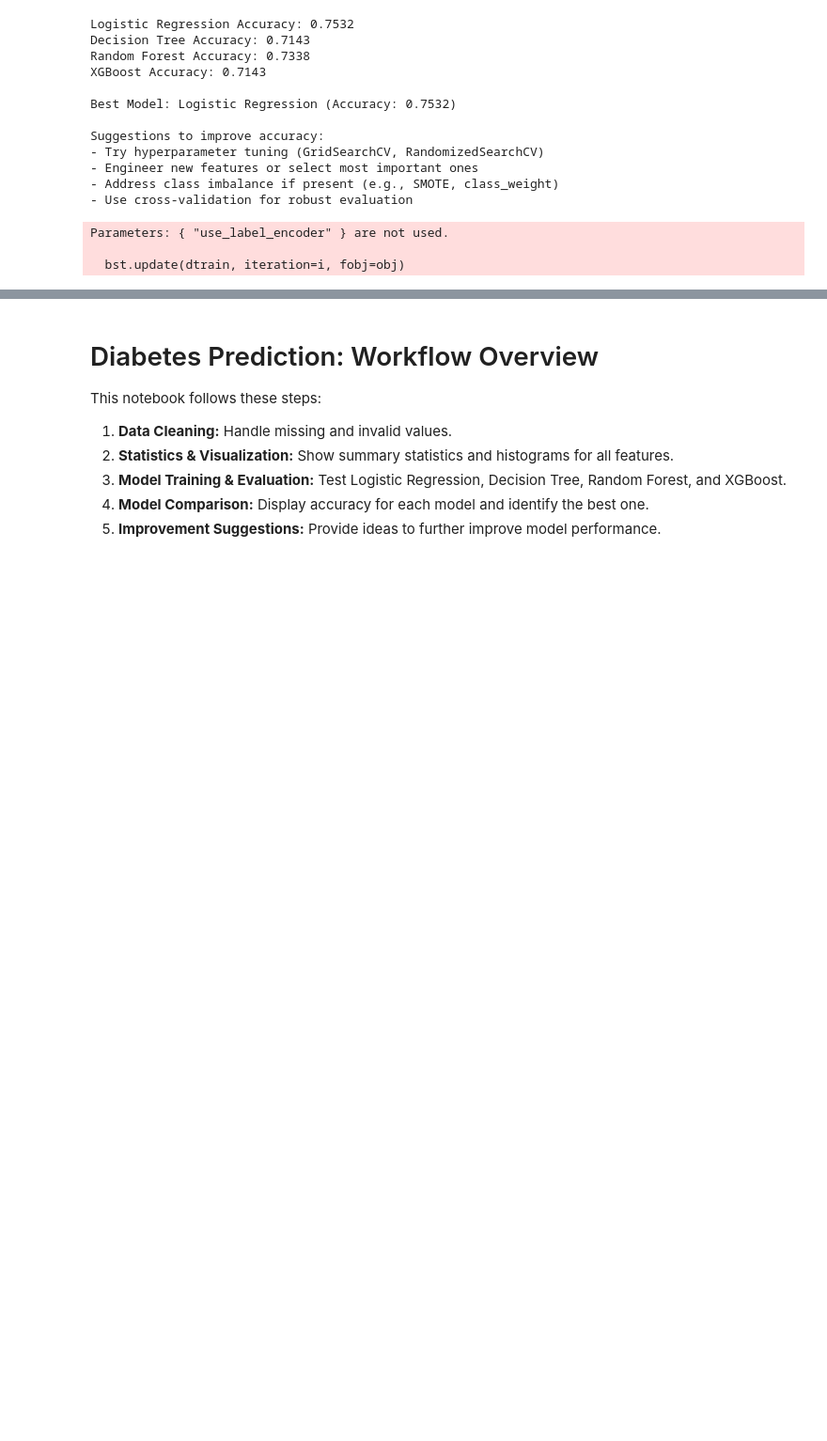
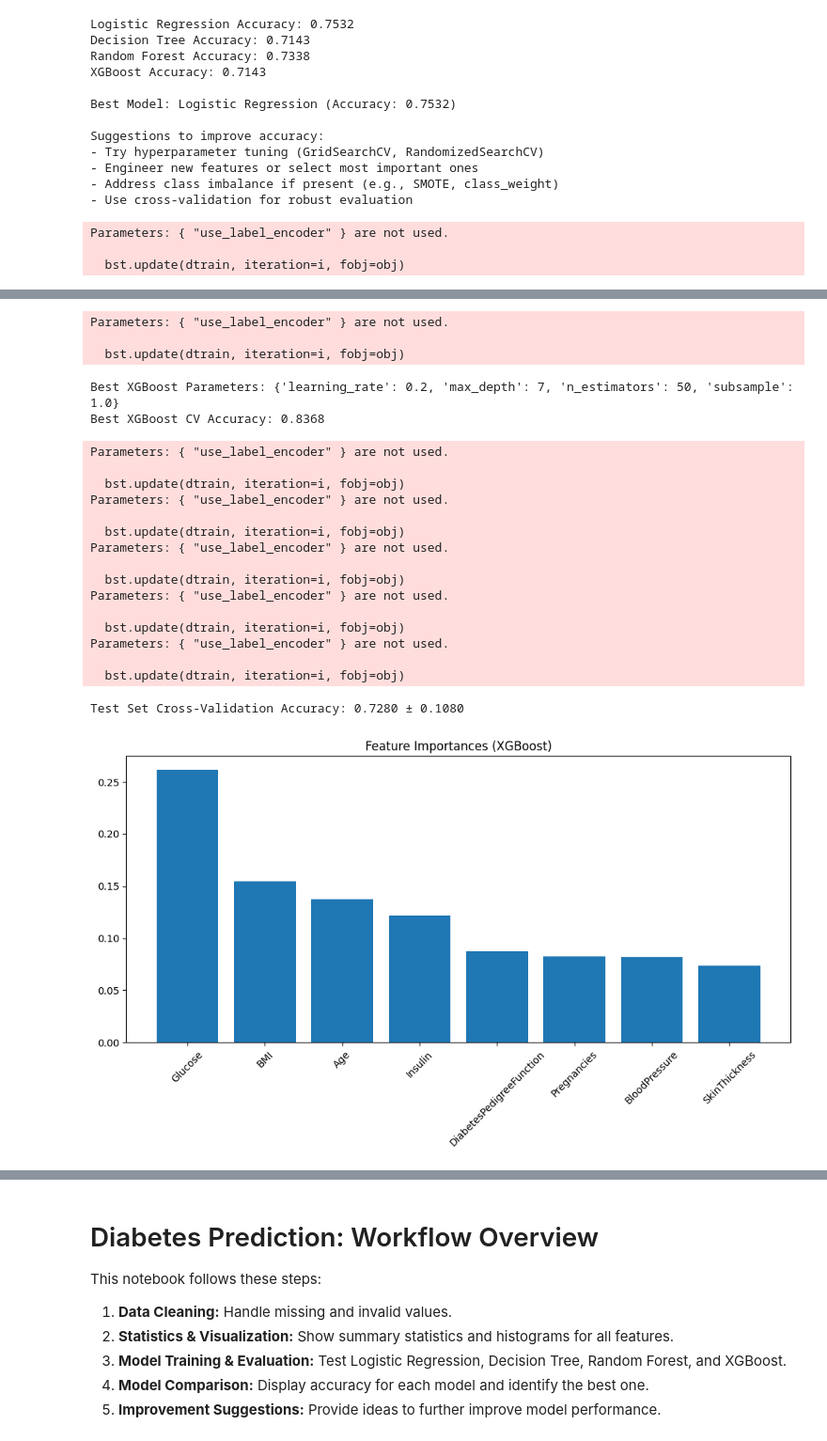
Before and after one commit to chengluodesy/PIER-data-project, a Jupyter notebook: diabetes.ipynb, the cells around one changed output, grey strips where cells are left out. Shown at 94% size. Drawn from its saved outputs; the diff is of its cells as text; code cells hidden in the pictures; blank space fills up the shorter version.

```diff
--- a/diabetes.ipynb
+++ b/diabetes.ipynb
@@ -122,0 +131,64 @@ Parameters: { "use_label_encoder" } are not used.
+# %%
+from imblearn.over_sampling import SMOTE
+from sklearn.model_selection import GridSearchCV, cross_val_score
+from xgboost import XGBClassifier
+import numpy as np
+import matplotlib.pyplot as plt
+
+# 1. Address class imbalance with SMOTE
+smote = SMOTE(random_state=42)
+X_resampled, y_resampled = smote.fit_resample(X_train_scaled, y_train)
+
+# 2. Hyperparameter tuning for XGBoost
+param_grid = {
+    'n_estimators': [50, 100, 200],
+    'max_depth': [3, 5, 7],
+    'learning_rate': [0.01, 0.1, 0.2],
+    'subsample': [0.8, 1.0]
+}
+xgb = XGBClassifier(use_label_encoder=False, eval_metric='logloss', random_state=42)
+grid_search = GridSearchCV(xgb, param_grid, cv=5, scoring='accuracy', n_jobs=-1)
+grid_search.fit(X_resampled, y_resampled)
+
+print(f"Best XGBoost Parameters: {grid_search.best_params_}")
+print(f"Best XGBoost CV Accuracy: {grid_search.best_score_:.4f}")
+
+# 3. Cross-validation on test set with best estimator
+cv_scores = cross_val_score(grid_search.best_estimator_, X_test_scaled, y_test, cv=5, scoring='accuracy')
+print(f"Test Set Cross-Validation Accuracy: {np.mean(cv_scores):.4f} ± {np.std(cv_scores):.4f}")
+
+# 4. Feature importance plot
+best_xgb = grid_search.best_estimator_
+importances = best_xgb.feature_importances_
+features = X.columns
+indices = np.argsort(importances)[::-1]
+
+plt.figure(figsize=(10, 6))
+plt.title("Feature Importances (XGBoost)")
+plt.bar(range(len(importances)), importances[indices], align="center")
+plt.xticks(range(len(importances)), [features[i] for i in indices], rotation=45)
+plt.tight_layout()
+plt.show()
+# %% [output]
+Parameters: { "use_label_encoder" } are not used.
+
+  bst.update(dtrain, iteration=i, fobj=obj)
+Best XGBoost Parameters: {'learning_rate': 0.2, 'max_depth': 7, 'n_estimators': 50, 'subsample': 1.0}
+Best XGBoost CV Accuracy: 0.8368
+Parameters: { "use_label_encoder" } are not used.
+
+  bst.update(dtrain, iteration=i, fobj=obj)
+Parameters: { "use_label_encoder" } are not used.
+
+  bst.update(dtrain, iteration=i, fobj=obj)
+Parameters: { "use_label_encoder" } are not used.
+
+  bst.update(dtrain, iteration=i, fobj=obj)
+Parameters: { "use_label_encoder" } are not used.
+
+  bst.update(dtrain, iteration=i, fobj=obj)
+Parameters: { "use_label_encoder" } are not used.
+
+  bst.update(dtrain, iteration=i, fobj=obj)
+Test Set Cross-Validation Accuracy: 0.7280 ± 0.1080
+[figure, added]
```
Also changed, not shown: parts of 3 cells of this notebook.
